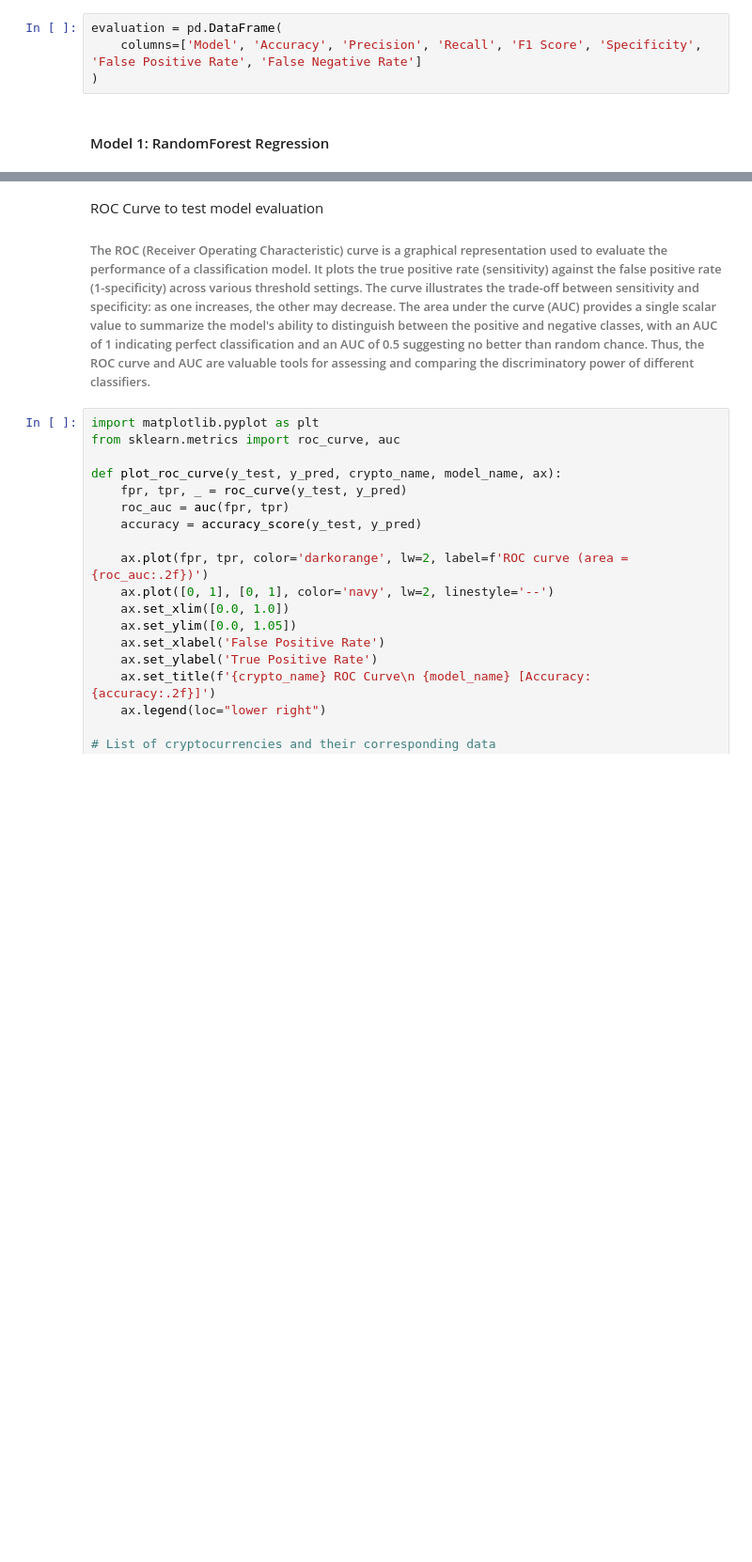
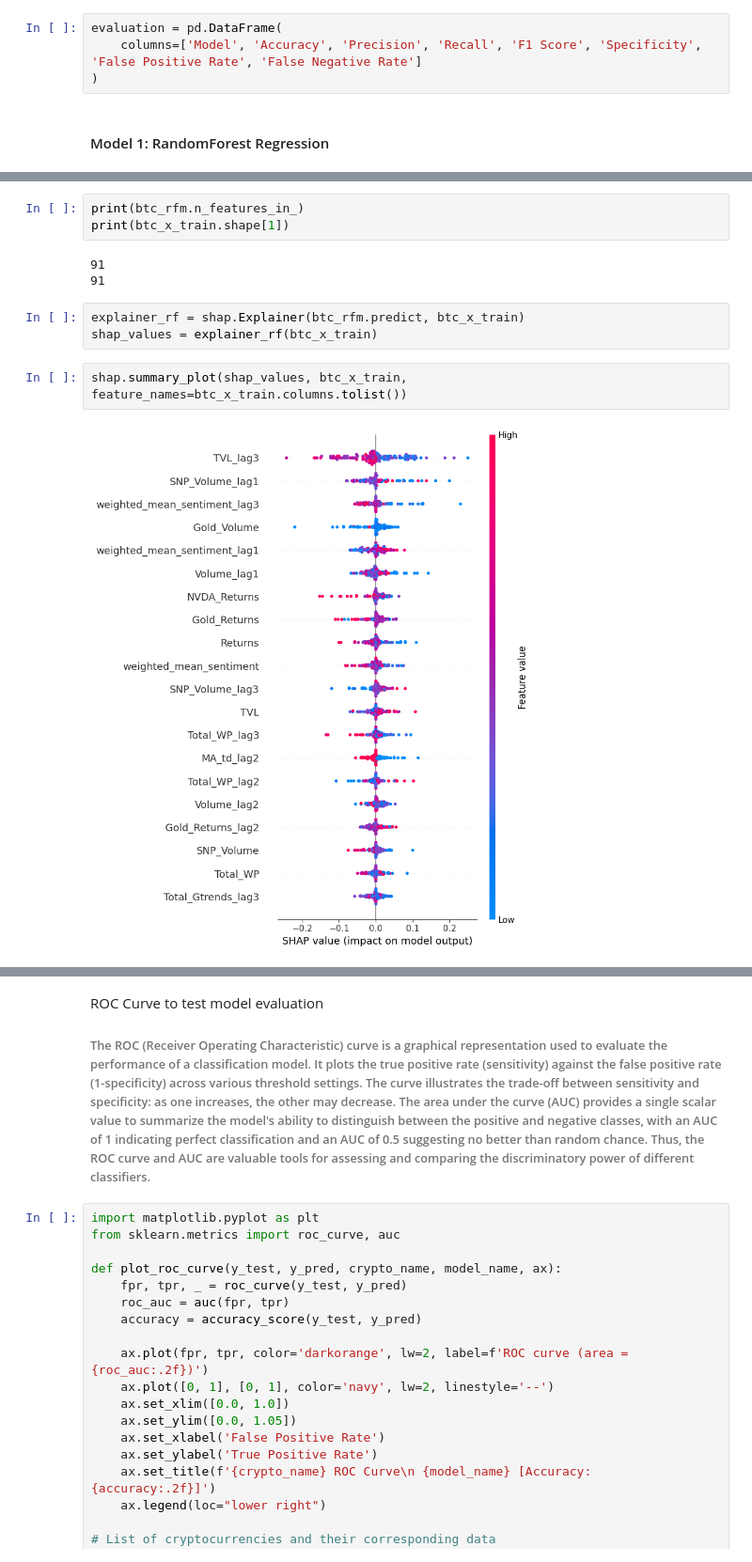
Before and after one commit to NumericCamel/Master-Thesis, a Jupyter notebook: notebook/model_building.ipynb, the cells around one changed output, grey strips where cells are left out. Shown at 94% size. Cells and saved outputs as stored; diff of their text form; blank space fills up the shorter version.

```diff
--- a/notebook/model_building.ipynb
+++ b/notebook/model_building.ipynb
@@ -229,0 +208,13 @@ evaluation
+# %%
+print(btc_rfm.n_features_in_)
+print(btc_x_train.shape[1])
+# %% [output]
+91
+91
+# %%
+explainer_rf = shap.Explainer(btc_rfm.predict, btc_x_train)
+shap_values = explainer_rf(btc_x_train)
+# %%
+shap.summary_plot(shap_values, btc_x_train, feature_names=btc_x_train.columns.tolist())
+# %% [output]
+[figure, added]
```
Also changed, not shown: parts of 10 cells of this notebook, 4 other files.
